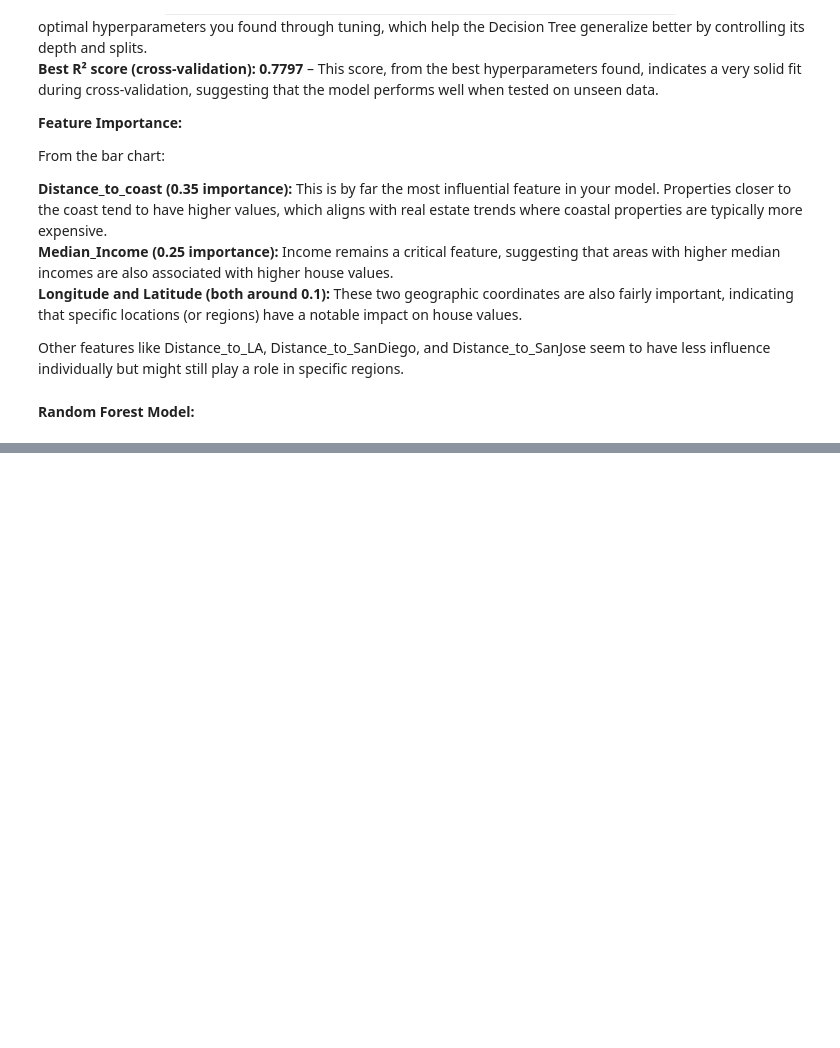
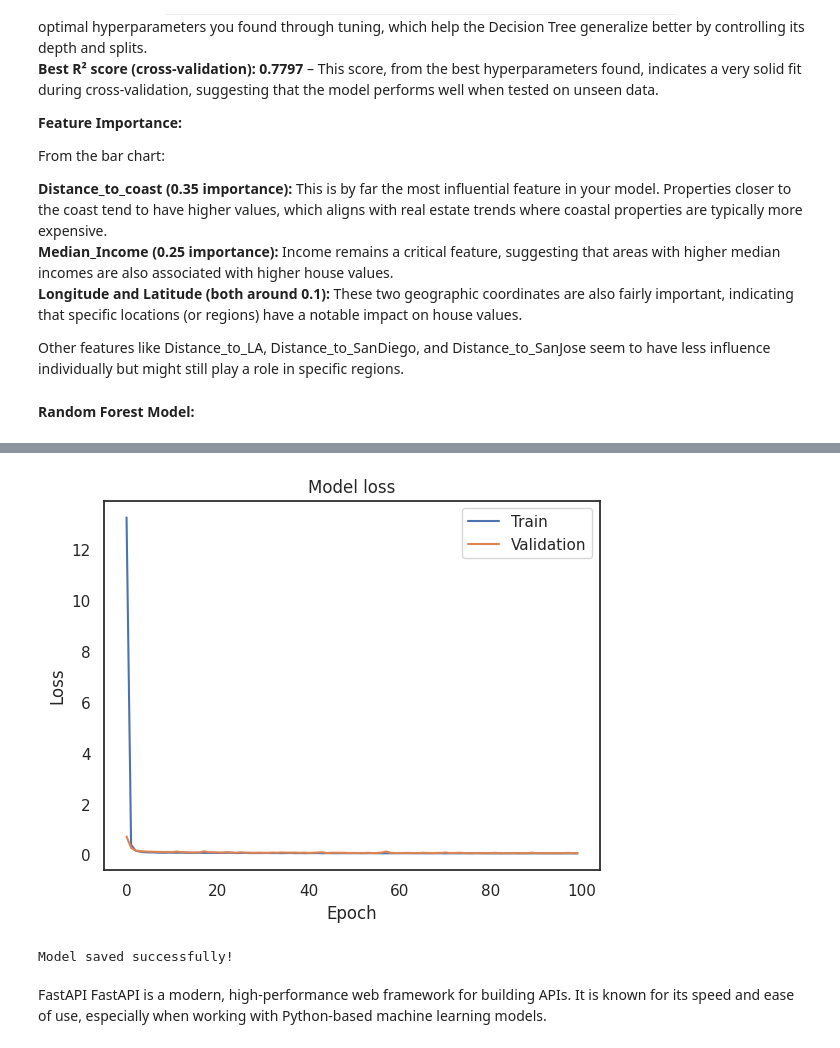
Before and after one commit to victormuuo07/REAL-ESTATE-HOUSE-SALES-PREDICTION, a Jupyter notebook: index.ipynb, the cells around one changed output, grey strips where cells are left out. Cells and saved outputs as stored; diff of their text form; code cells hidden in the pictures; blank space fills up the shorter version.

```diff
--- a/index.ipynb
+++ b/index.ipynb
@@ -571,0 +548,23 @@ Fitting 5 folds for each of 81 candidates, totalling 405 fits
+# %%
+from tensorflow.keras import Input
+
+# Define the model
+model = Sequential()
+
+# Use Input layer explicitly with the input shape
+model.add(Input(shape=(X_train_scaled.shape[1],)))
+
+# First hidden layer with 64 neurons and ReLU activation
+model.add(Dense(64, activation='relu'))
+
+# Second hidden layer
+model.add(Dense(64, activation='relu'))
+
+# Third hidden layer
+model.add(Dense(32, activation='relu'))
+
+# Output layer (no activation function for regression)
+model.add(Dense(1))
+
+# Compile the model
+model.compile(optimizer='adam', loss='mean_squared_error')
@@ -571,0 +576,11 @@ Fitting 5 folds for each of 81 candidates, totalling 405 fits
+# %%
+from tensorflow.keras.callbacks import ReduceLROnPlateau
+
+reduce_lr = ReduceLROnPlateau(monitor='val_loss', factor=0.2, patience=3, min_lr=0.001)
+# %%
+# Train the model
+history = model.fit(X_train_scaled, y_train, epochs=100, batch_size=32, validation_split=0.2, verbose=1, callbacks=[reduce_lr])
+
+# Evaluate the model
+loss = model.evaluate(X_test_scaled, y_test)
+print(f"Test Loss: {loss}")
@@ -571,0 +615,22 @@ Fitting 5 folds for each of 81 candidates, totalling 405 fits
+# %%
+import matplotlib.pyplot as plt
+
+# Plot training & validation loss values
+plt.plot(history.history['loss'])
+plt.plot(history.history['val_loss'])
+plt.title('Model loss')
+plt.ylabel('Loss')
+plt.xlabel('Epoch')
+plt.legend(['Train', 'Validation'], loc='upper right')
+plt.show()
+# %% [output]
+[figure, added]
+# %%
+# Save the model to an .h5 file
+model.save('real_estate_neural_network_model.h5')
+print("Model saved successfully!")
+# %% [output]
+Model saved successfully!
+# %% [markdown]
+FastAPI
+FastAPI is a modern, high-performance web framework for building APIs. It is known for its speed and ease of use, especially when working with Python-based machine learning models.
```
Also changed, not shown: parts of 31 cells of this notebook.
